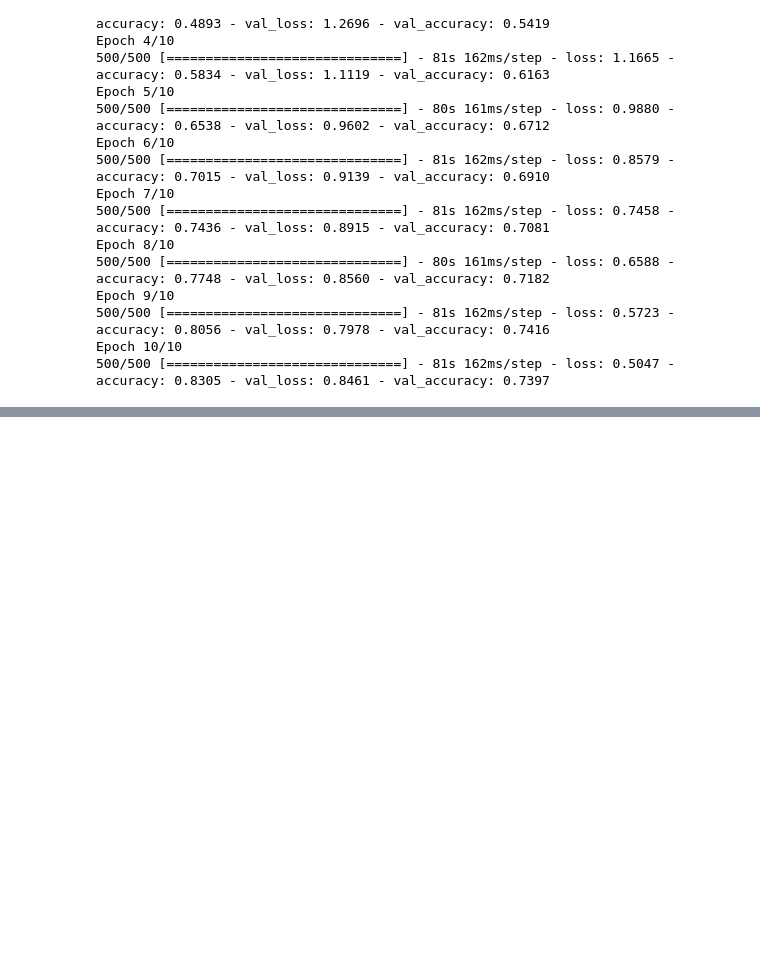
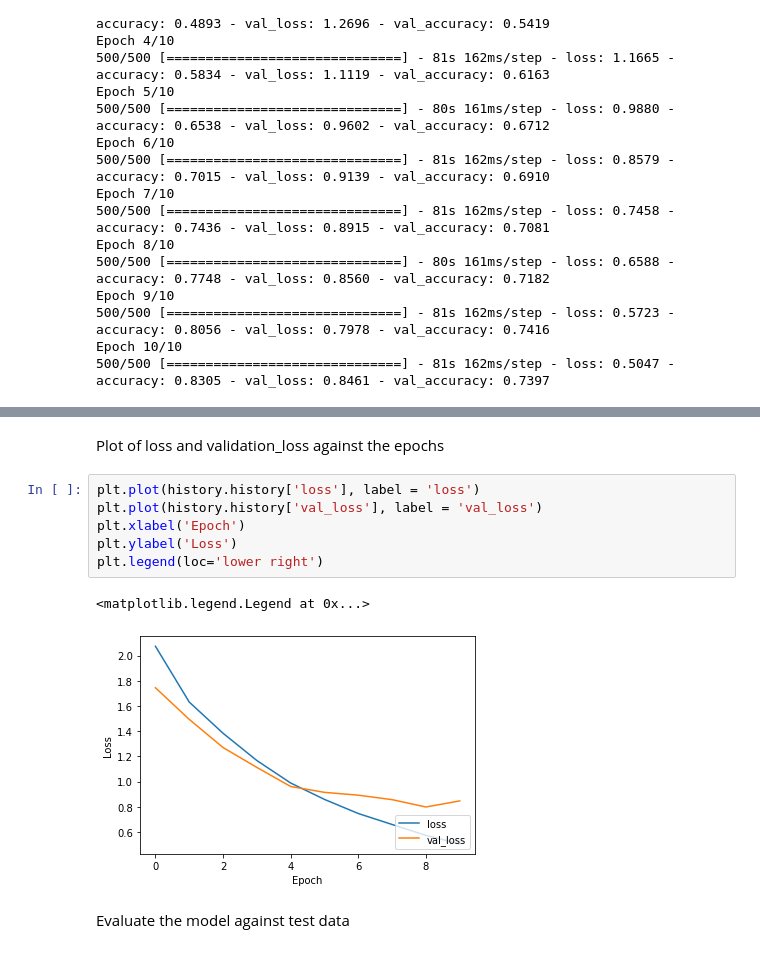
Before and after one commit to sivabalachandran/AI-Assignments, a Jupyter notebook: CS7375_Assignment4.ipynb, the cells around one changed output, grey strips where cells are left out. Saved outputs shown, nothing was run; the diff lists cells and outputs as text; blank space fills up the shorter version.

```diff
--- a/CS7375_Assignment4.ipynb
+++ b/CS7375_Assignment4.ipynb
@@ -152,0 +152,13 @@ print(test_acc)
+# %% [markdown]
+Plot of loss and validation_loss against the epochs
+# %%
+plt.plot(history.history['loss'], label = 'loss')
+plt.plot(history.history['val_loss'], label = 'val_loss')
+plt.xlabel('Epoch')
+plt.ylabel('Loss')
+plt.legend(loc='lower right')
+# %% [output]
+<matplotlib.legend.Legend at 0x...>
+[figure, added]
+# %% [markdown]
+Evaluate the model against test data
```
Also changed, not shown: parts of 7 cells of this notebook.
